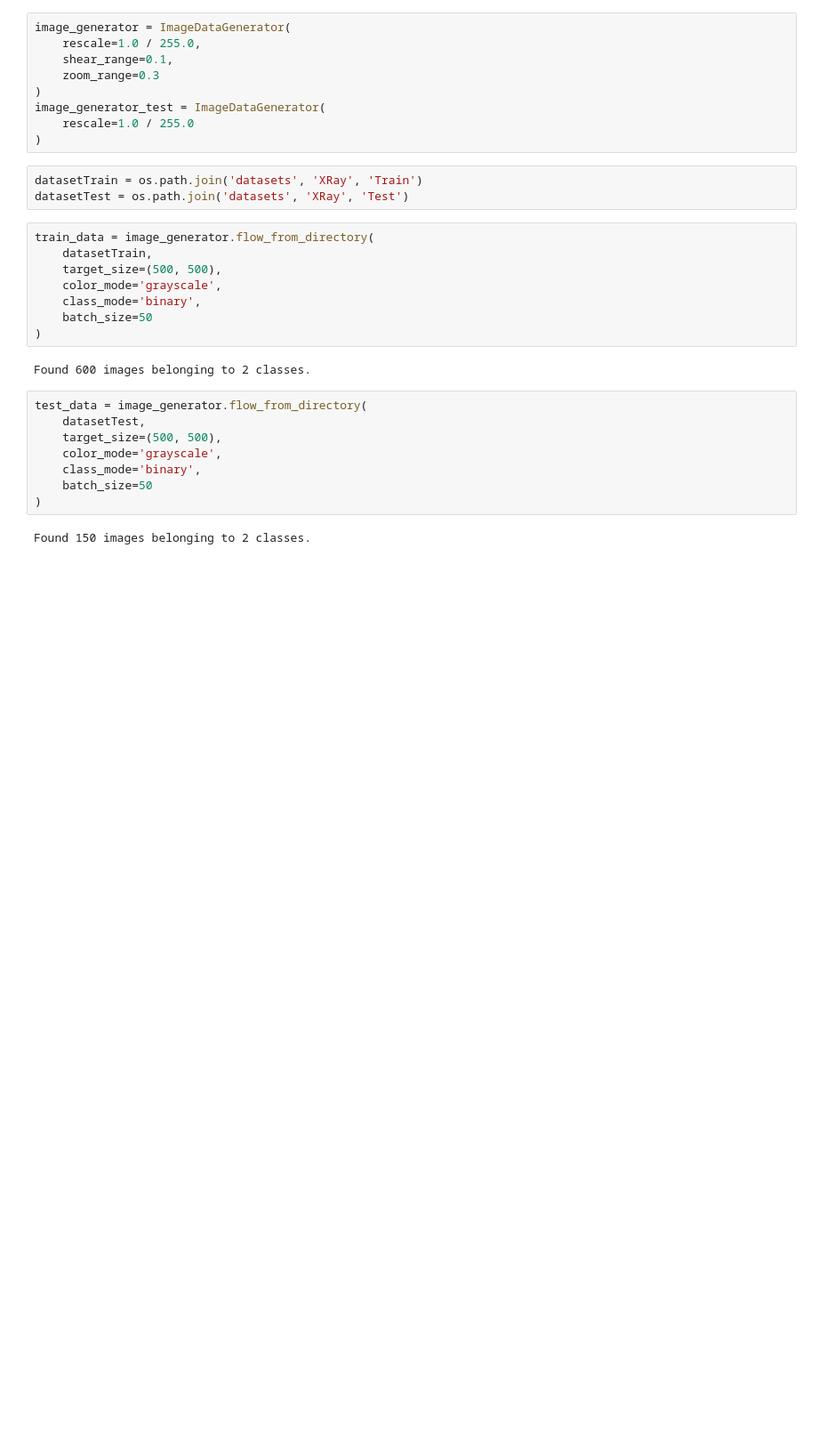
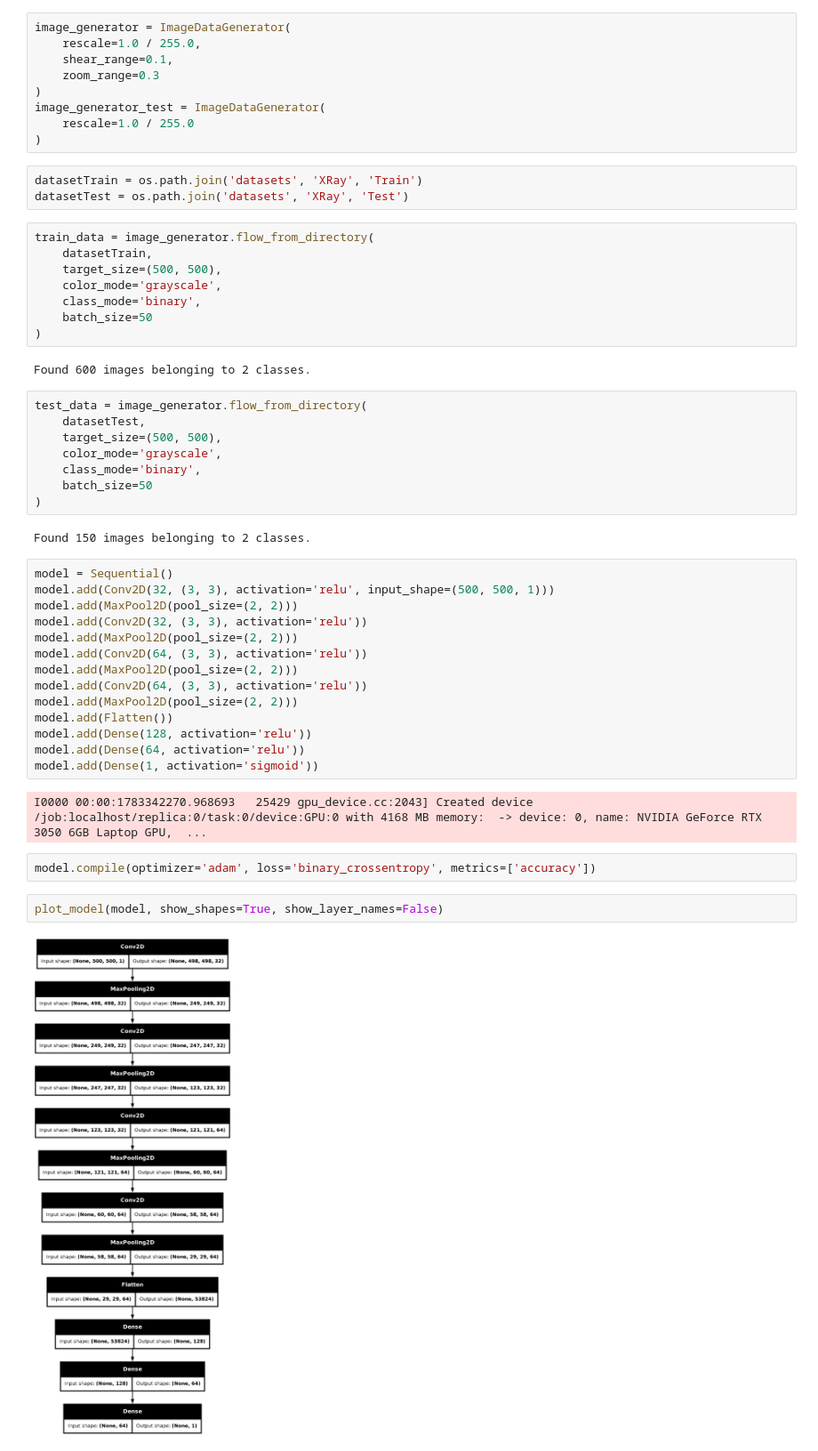
Before and after one commit to docroch/learning-data-science, a Jupyter notebook: deep-learning/cnn-xray.ipynb, the cells around one changed output. Shown at 89% size. Saved outputs shown, nothing was run; the diff lists cells and outputs as text; blank space fills up the shorter version.

Commit message:
Compile and plot model

```diff
--- a/deep-learning/cnn-xray.ipynb
+++ b/deep-learning/cnn-xray.ipynb
@@ -48,3 +48,25 @@ test_data = image_generator.flow_from_directory(
 )
 # %% [output]
 Found 150 images belonging to 2 classes.
+# %%
+model = Sequential()
+model.add(Conv2D(32, (3, 3), activation='relu', input_shape=(500, 500, 1)))
+model.add(MaxPool2D(pool_size=(2, 2)))
+model.add(Conv2D(32, (3, 3), activation='relu'))
+model.add(MaxPool2D(pool_size=(2, 2)))
+model.add(Conv2D(64, (3, 3), activation='relu'))
+model.add(MaxPool2D(pool_size=(2, 2)))
+model.add(Conv2D(64, (3, 3), activation='relu'))
+model.add(MaxPool2D(pool_size=(2, 2)))
+model.add(Flatten())
+model.add(Dense(128, activation='relu'))
+model.add(Dense(64, activation='relu'))
+model.add(Dense(1, activation='sigmoid'))
+# %% [output]
+I0000 00:00:1783342270.968693   25429 gpu_device.cc:2043] Created device /job:localhost/replica:0/task:0/device:GPU:0 with 4168 MB memory:  -> device: 0, name: NVIDIA GeForce RTX 3050 6GB Laptop GPU,  ...
+# %%
+model.compile(optimizer='adam', loss='binary_crossentropy', metrics=['accuracy'])
+# %%
+plot_model(model, show_shapes=True, show_layer_names=False)
+# %% [output]
+[figure, added]
```
Also changed, not shown: parts of 2 cells of this notebook.
